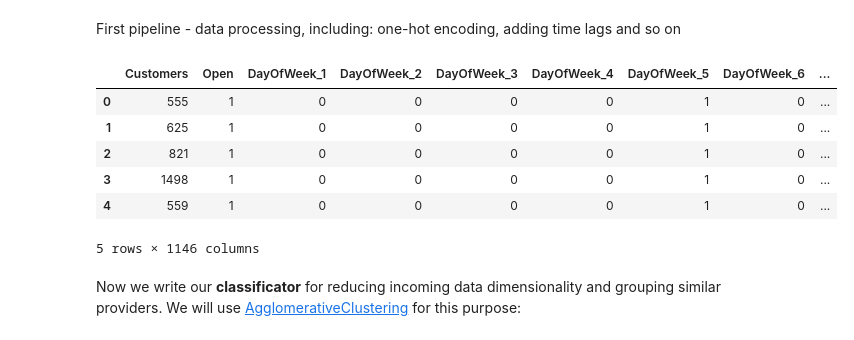
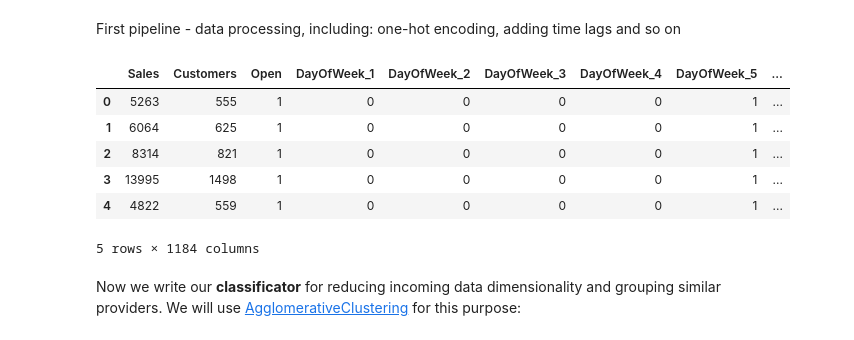
Before and after one commit to kirillzyusko/stock-predictions, a Jupyter notebook: lab.ipynb, the cells around one changed output. Drawn from its saved outputs; the diff is of its cells as text; code cells hidden in the pictures.

```diff
--- a/lab.ipynb
+++ b/lab.ipynb
@@ -22,6 +22,12 @@ def inner_join(df1, df2, column):
 def where_equal(df, column, value):
     return df[df[column] == value]
 
+def week_from_date(df, column):
+    df[column] = pd.to_datetime(df[column], errors='coerce')
+    df['week'] = df[column].dt.week
+    df = df = one_hot(df, 'week')
+    return df
+
 def lags(df, range, key):
     ds = df[key]
     df.drop([key], axis=1, inplace=True)
@@ -33,42 +39,43 @@ def lags(df, range, key):
 
 def get_data():
     df = one_hot(train, 'DayOfWeek')
+    df = week_from_date(df, 'Date')
 
     df = inner_join(df, store, 'Store')
     df = one_hot(df, 'StoreType')
     df = one_hot(df, 'Assortment')
     df = one_hot(df, 'Store')
-    df = lags(df, [1,2,3,4,5,6,7,8,9,10,11,12,13,14], 'Sales')
+    # df = lags(df, [1,2,3,4,5,6,7,8,9,10,11,12,13,14], 'Sales')
 
     df.drop([
         'StateHoliday',
         'SchoolHoliday',
         'Date',
         #'Customers',
         'Promo',
         'PromoInterval',
         'Promo2',
         'Promo2SinceWeek',
         'Promo2SinceYear',
         'CompetitionDistance',
         'CompetitionOpenSinceMonth',
         'CompetitionOpenSinceYear'
     ], axis=1, inplace=True)
 
     # df = where_equal(df, 'Store', 1)
     # print(list(df))
 
     return df
 
 get_data().head()
 # %% [output]
-|  | Customers | Open | DayOfWeek_1 | DayOfWeek_2 | DayOfWeek_3 | DayOfWeek_4 | DayOfWeek_5 | DayOfWeek_6 | ... |
-| 0 | 555 | 1 | 0 | 0 | 0 | 0 | 1 | 0 | ... |
-| 1 | 625 | 1 | 0 | 0 | 0 | 0 | 1 | 0 | ... |
-| 2 | 821 | 1 | 0 | 0 | 0 | 0 | 1 | 0 | ... |
-| 3 | 1498 | 1 | 0 | 0 | 0 | 0 | 1 | 0 | ... |
-| 4 | 559 | 1 | 0 | 0 | 0 | 0 | 1 | 0 | ... |
+|  | Sales | Customers | Open | DayOfWeek_1 | DayOfWeek_2 | DayOfWeek_3 | DayOfWeek_4 | DayOfWeek_5 | ... |
+| 0 | 5263 | 555 | 1 | 0 | 0 | 0 | 0 | 1 | ... |
+| 1 | 6064 | 625 | 1 | 0 | 0 | 0 | 0 | 1 | ... |
+| 2 | 8314 | 821 | 1 | 0 | 0 | 0 | 0 | 1 | ... |
+| 3 | 13995 | 1498 | 1 | 0 | 0 | 0 | 0 | 1 | ... |
+| 4 | 4822 | 559 | 1 | 0 | 0 | 0 | 0 | 1 | ... |
-5 rows × 1146 columns
+5 rows × 1184 columns
 # %% [markdown]
 Now we write our **classificator** for reducing incoming data dimensionality and grouping similar providers. We will use [AgglomerativeClustering](https://https://scikit-learn.org/stable/modules/generated/sklearn.cluster.AgglomerativeClustering.html#sklearn.cluster.AgglomerativeClustering) for this purpose:
 # %%
```
Also changed, not shown: parts of 1 cell of this notebook.
